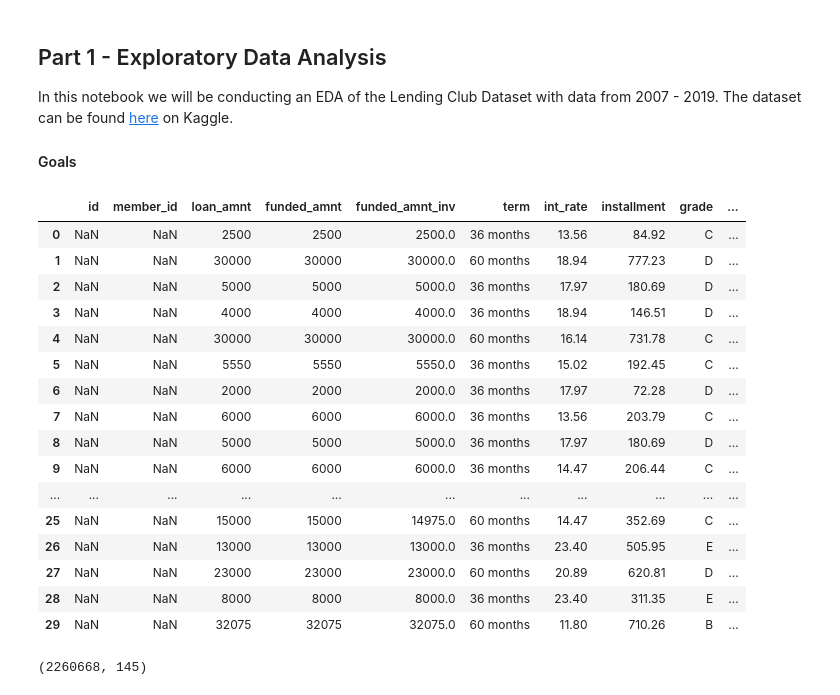
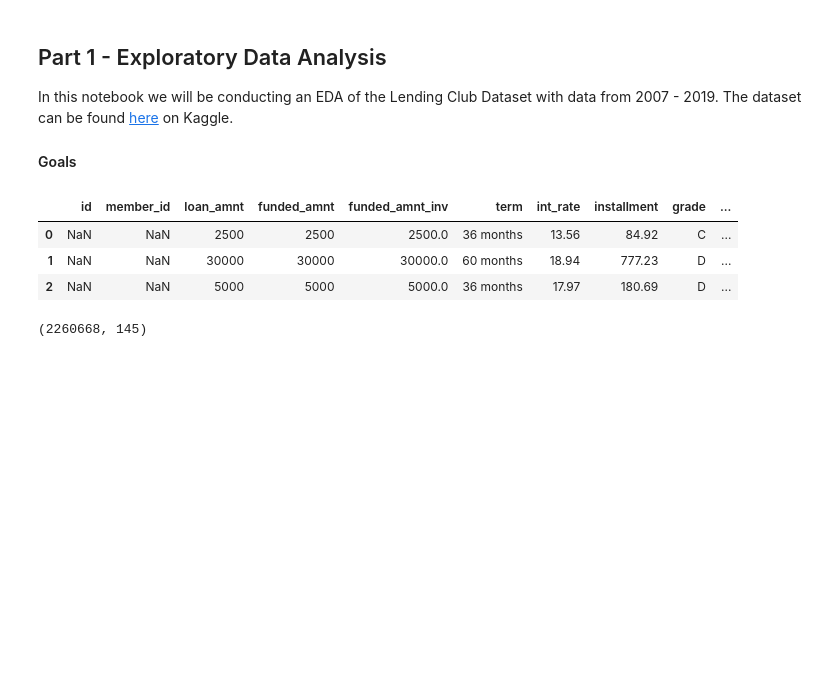
Before and after one commit to andrewhnberry/Identifying-bad-debt, a Jupyter notebook: Part 1 - Exploratory Data Analysis.ipynb, the cells around one changed output. Saved outputs shown, nothing was run; the diff lists cells and outputs as text; code cells hidden in the pictures; blank space fills up the shorter version.

```diff
--- a/Part 1 - Exploratory Data Analysis.ipynb
+++ b/Part 1 - Exploratory Data Analysis.ipynb
@@ -15,27 +15,14 @@ import matplotlib.pyplot as plt
 #other visualzation packages
 import seaborn as sns
 # %%
-df = pd.read_csv('data/loan.csv')
+df = pd.read_csv('/Users/andrewberry/Downloads/lending-club-loan-data/loan.csv', low_memory=False)
 # %%
-df.head(30)
+df.head(3)
 # %% [output]
 |  | id | member_id | loan_amnt | funded_amnt | funded_amnt_inv | term | int_rate | installment | grade | ... |
 | 0 | NaN | NaN | 2500 | 2500 | 2500.0 | 36 months | 13.56 | 84.92 | C | ... |
 | 1 | NaN | NaN | 30000 | 30000 | 30000.0 | 60 months | 18.94 | 777.23 | D | ... |
 | 2 | NaN | NaN | 5000 | 5000 | 5000.0 | 36 months | 17.97 | 180.69 | D | ... |
-| 3 | NaN | NaN | 4000 | 4000 | 4000.0 | 36 months | 18.94 | 146.51 | D | ... |
-| 4 | NaN | NaN | 30000 | 30000 | 30000.0 | 60 months | 16.14 | 731.78 | C | ... |
-| 5 | NaN | NaN | 5550 | 5550 | 5550.0 | 36 months | 15.02 | 192.45 | C | ... |
-| 6 | NaN | NaN | 2000 | 2000 | 2000.0 | 36 months | 17.97 | 72.28 | D | ... |
-| 7 | NaN | NaN | 6000 | 6000 | 6000.0 | 36 months | 13.56 | 203.79 | C | ... |
-| 8 | NaN | NaN | 5000 | 5000 | 5000.0 | 36 months | 17.97 | 180.69 | D | ... |
-| 9 | NaN | NaN | 6000 | 6000 | 6000.0 | 36 months | 14.47 | 206.44 | C | ... |
-| ... | ... | ... | ... | ... | ... | ... | ... | ... | ... | ... |
-| 25 | NaN | NaN | 15000 | 15000 | 14975.0 | 60 months | 14.47 | 352.69 | C | ... |
-| 26 | NaN | NaN | 13000 | 13000 | 13000.0 | 36 months | 23.40 | 505.95 | E | ... |
-| 27 | NaN | NaN | 23000 | 23000 | 23000.0 | 60 months | 20.89 | 620.81 | D | ... |
-| 28 | NaN | NaN | 8000 | 8000 | 8000.0 | 36 months | 23.40 | 311.35 | E | ... |
-| 29 | NaN | NaN | 32075 | 32075 | 32075.0 | 60 months | 11.80 | 710.26 | B | ... |
 # %%
 df.shape
 # %% [output]
```
Also changed, not shown: parts of 12 cells of this notebook, 4 other files.
